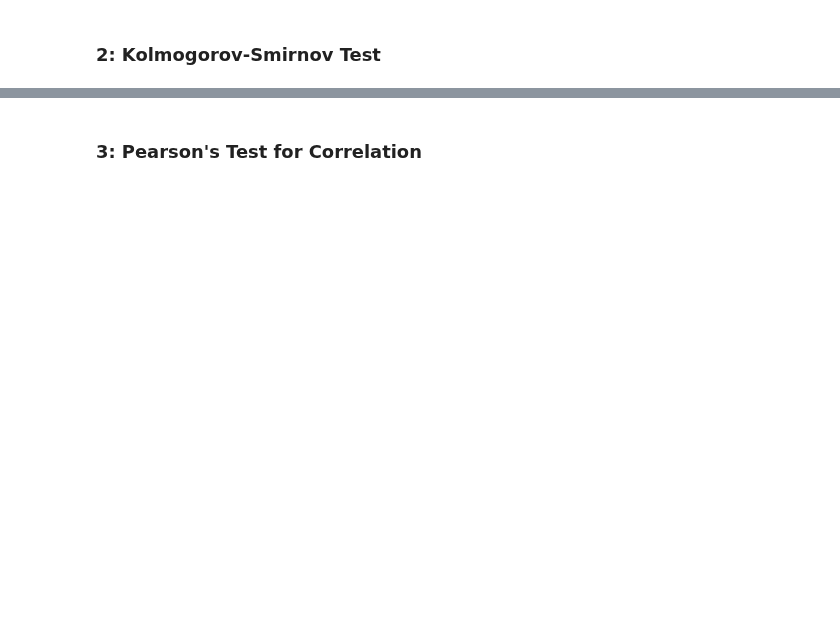
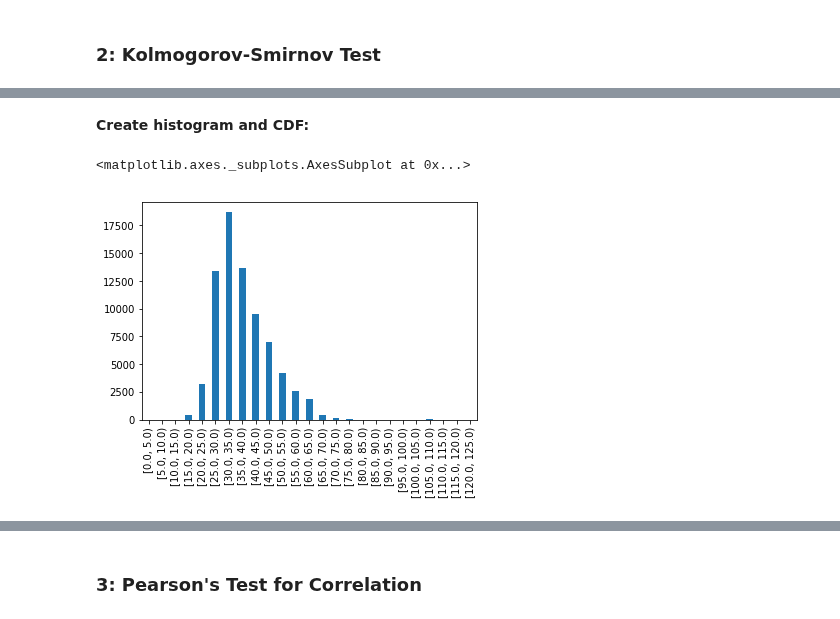
Before and after one commit to seanandrewchen/PUI2017_sac820, a Jupyter notebook: HW4_sac820/Assignment4.ipynb, the cells around one changed output, grey strips where cells are left out. Cells and saved outputs as stored; diff of their text form; code cells hidden in the pictures; blank space fills up the shorter version.

```diff
--- a/HW4_sac820/Assignment4.ipynb
+++ b/HW4_sac820/Assignment4.ipynb
@@ -465,4 +453,4 @@ https://www.codesd.com/item/how-to-find-points-that-intersect-with-a-polygon-in-
 # %%
-whichBorough = pd.Series(boroughs)
-boroughData['borough'] = whichBorough.values
-boroughData.head()
+#whichBorough = pd.Series(boroughs)
+#boroughData['borough'] = whichBorough.values
+#boroughData.head()
@@ -475,0 +459,3 @@ boroughData.head()
+# %%
+boroughStations = pd.read_csv('borough_stations.csv')
+boroughStations.head()
@@ -475,0 +469,4 @@ boroughData.head()
+# %%
+borough_to_id = boroughStations.set_index('start stat').to_dict()['borough']
+boroughData['borough'] = boroughData['start station id'].map(borough_to_id)
+boroughData.head()
@@ -476,12 +480,14 @@ boroughData.head()
 # %%
 brooklynData = boroughData[boroughData['borough'] == 'brooklyn']
+brooklynData = brooklynData.dropna(axis=0)
 brooklynMean = mean(brooklynData['age'])
-brooklynSize = brooklynData.count(axis=0, numeric_only=True).values
+brooklynSize = brooklynData.count(axis=0, numeric_only=True).values[0]
 
 
 manhattanData = boroughData[boroughData['borough'] == 'manhattan']
+manhattanData = manhattanData.dropna(axis=0)
 manhattanMean = mean(manhattanData['age'])
-manhattanSize = manhattanData.count(axis=0, numeric_only=True).values
+manhattanSize = manhattanData.count(axis=0, numeric_only=True).values[0]
 # %%
 print(brooklynMean)
 print(brooklynSize)
@@ -498,0 +517,10 @@ nan
+# %% [markdown]
+**Create histogram and CDF:**
+# %%
+step = 5
+bin_range = np.arange(0, brooklynData.age.max(), step)
+out, bins  = pd.cut(brooklynData.age, bins=bin_range, include_lowest=True, right=False, retbins=True)
+out.value_counts(sort=False).plot.bar()
+# %% [output]
+<matplotlib.axes._subplots.AxesSubplot at 0x...>
+[figure, added]
```
Also changed, not shown: parts of 40 cells of this notebook, 15 other files.
